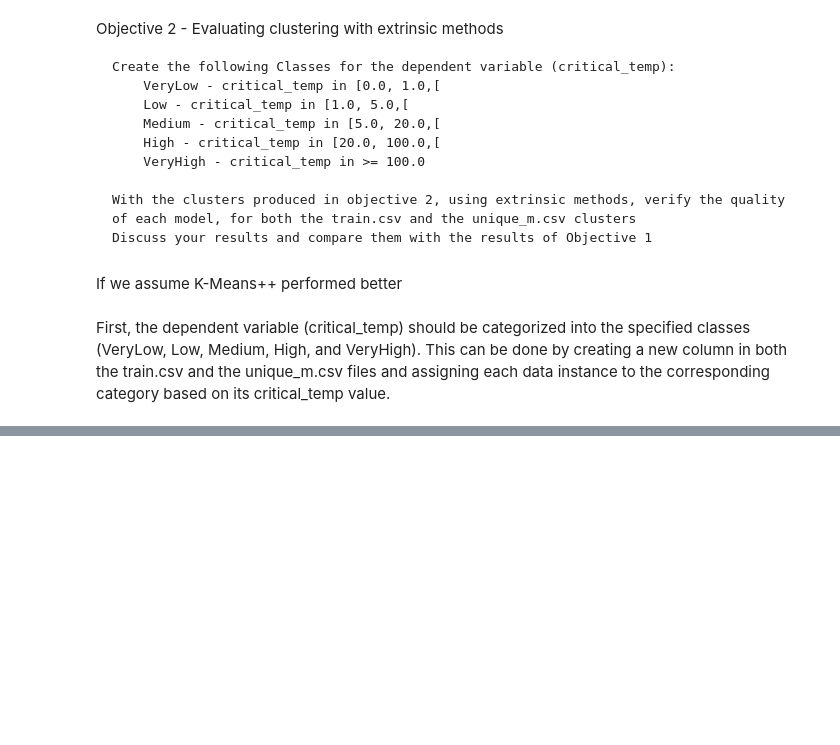
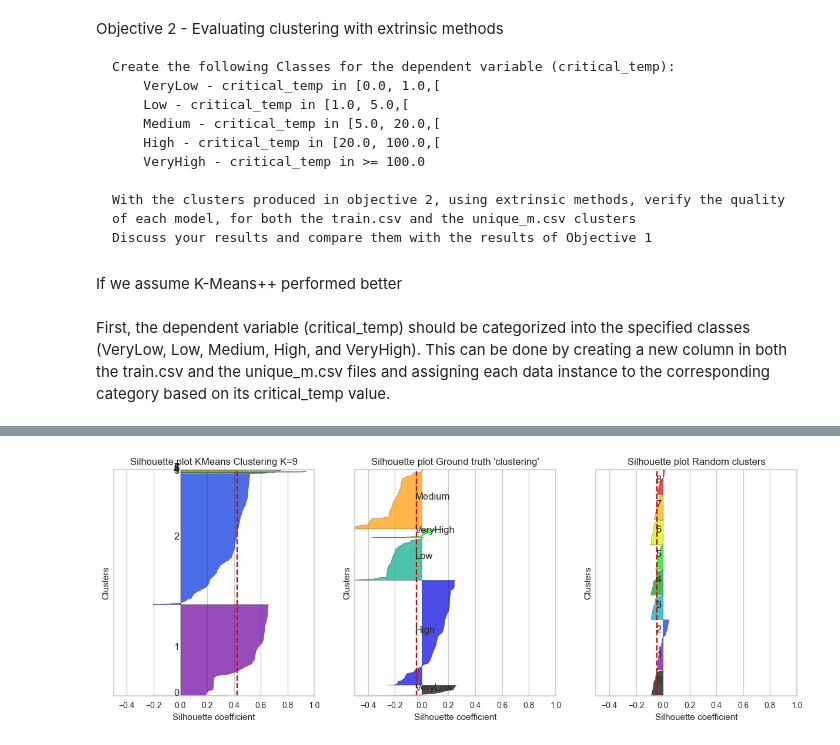
Before and after one commit to AntunesCSR/DM_Group_Project, a Jupyter notebook: HA3/HA3_CatiaV3.ipynb, the cells around one changed output, grey strips where cells are left out. Drawn from its saved outputs; the diff is of its cells as text; code cells hidden in the pictures; blank space fills up the shorter version.

```diff
--- a/HA3/HA3_CatiaV3.ipynb
+++ b/HA3/HA3_CatiaV3.ipynb
@@ -409,5 +452,6 @@ First, the dependent variable (critical_temp) should be categorized into the spe
 # %%
-# Categorize critical_temp into specified classes byt creating temperature classes for the train data and unique_m data
+# Categorize critical_temp into specified classes by creating temperature classes for the train data and unique_m data
+
 def categorize(temp):
     if temp < 1.0:
         return 'VeryLow'
@@ -420,6 +464,13 @@ def categorize(temp):
     else:
         return 'VeryHigh'
 
-# Merge unique_m_df and train_df again to get the category column
-train_df['category'] = train_df['critical_temp'].apply(categorize)
-unique_m_df['category'] = unique_m_df['critical_temp'].apply(categorize)
+# Remove the material column from unique_m_df
+unique_m_df = unique_m_df.iloc[:, :-1]
+
+# Add the category column to a copy of train_df and unique_m_df called train_df_cat and unique_m_df_cat
+
+train_df_cat = train_df.copy() # create a copy of train_df
+train_df_cat['category'] = train_df['critical_temp'].apply(categorize) # add new column to train_df_cat
+
+unique_m_df_cat = unique_m_df.copy() # create a copy of unique_m_df
+unique_m_df_cat['category'] = unique_m_df['critical_temp'].apply(categorize) # add new column to unique_m_df_cat
@@ -488,0 +596,10 @@ unique_m_df.head()
+# %%
+# Silhouette plots for train_df (X_u)
+
+fig = plt.figure(figsize=(15, 5))
+ax1 = drawSilhouette(X_u, kms_X_u.labels_, header="KMeans Clustering K=9", pos=131)
+ax2 = drawSilhouette(X_u, y_u, header="Ground truth 'clustering'", pos=132)
+ax3 = drawSilhouette(X_u, rand_clust_u, header="Random clusters", pos=133)
+plt.show()
+# %% [output]
+[figure, added]
```
Also changed, not shown: parts of 30 cells of this notebook.
